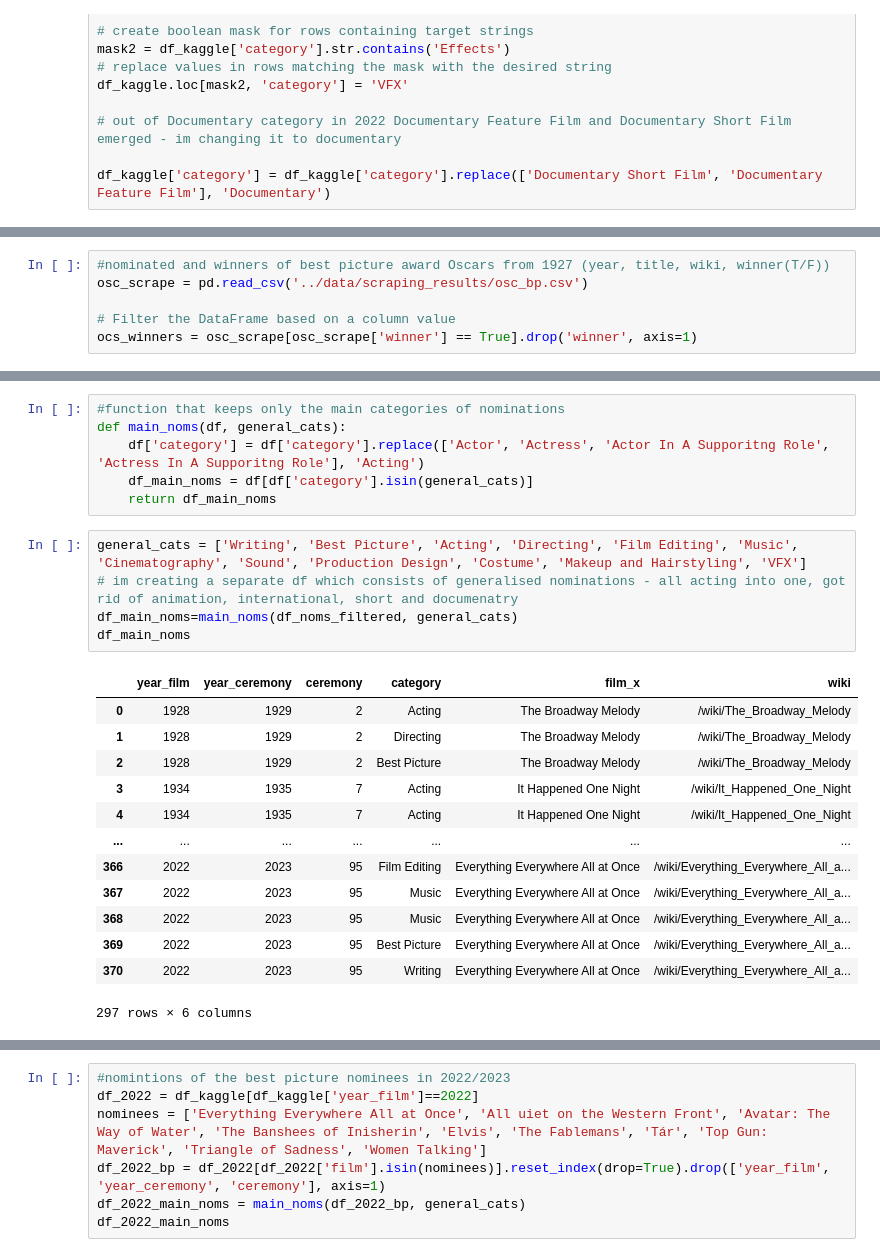
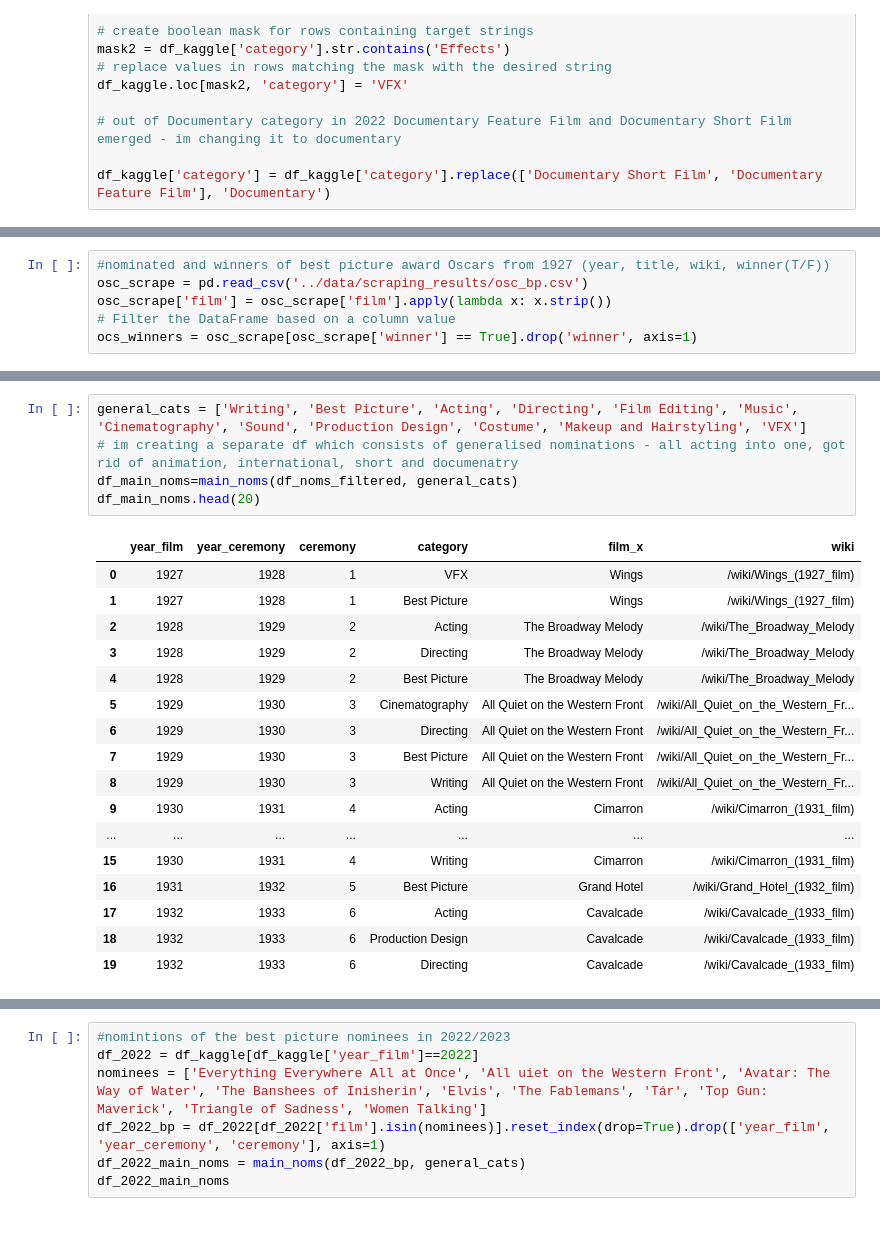
Before and after one commit to Aleksandra-dot/oscar_predictions, a Jupyter notebook: viz/nom.ipynb, the cells around one changed output, grey strips where cells are left out. Drawn from its saved outputs; the diff is of its cells as text; blank space fills up the shorter version.

```diff
--- a/viz/nom.ipynb
+++ b/viz/nom.ipynb
@@ -74,6 +86,6 @@ df_kaggle.head(5)
 # %%
 #nominated and winners of best picture award Oscars from 1927 (year, title, wiki, winner(T/F))
 osc_scrape = pd.read_csv('../data/scraping_results/osc_bp.csv')
-
+osc_scrape['film'] = osc_scrape['film'].apply(lambda x: x.strip())
 # Filter the DataFrame based on a column value
 ocs_winners = osc_scrape[osc_scrape['winner'] == True].drop('winner', axis=1)
@@ -135,28 +196,26 @@ df_cats
-# %%
-#function that keeps only the main categories of nominations
-def main_noms(df, general_cats):
-    df['category'] = df['category'].replace(['Actor', 'Actress', 'Actor In A Supporitng Role', 'Actress In A Supporitng Role'], 'Acting')
-    df_main_noms = df[df['category'].isin(general_cats)]
-    return df_main_noms
 # %%
 general_cats = ['Writing', 'Best Picture', 'Acting', 'Directing', 'Film Editing', 'Music', 'Cinematography', 'Sound', 'Production Design', 'Costume', 'Makeup and Hairstyling', 'VFX']
 # im creating a separate df which consists of generalised nominations - all acting into one, got rid of animation, international, short and documenatry
 df_main_noms=main_noms(df_noms_filtered, general_cats)
-df_main_noms
+df_main_noms.head(20)
 # %% [output]
 |  | year_film | year_ceremony | ceremony | category | film_x | wiki |
-| 0 | 1928 | 1929 | 2 | Acting | The Broadway Melody | /wiki/The_Broadway_Melody |
-| 1 | 1928 | 1929 | 2 | Directing | The Broadway Melody | /wiki/The_Broadway_Melody |
-| 2 | 1928 | 1929 | 2 | Best Picture | The Broadway Melody | /wiki/The_Broadway_Melody |
-| 3 | 1934 | 1935 | 7 | Acting | It Happened One Night | /wiki/It_Happened_One_Night |
-| 4 | 1934 | 1935 | 7 | Acting | It Happened One Night | /wiki/It_Happened_One_Night |
+| 0 | 1927 | 1928 | 1 | VFX | Wings | /wiki/Wings_(1927_film) |
+| 1 | 1927 | 1928 | 1 | Best Picture | Wings | /wiki/Wings_(1927_film) |
+| 2 | 1928 | 1929 | 2 | Acting | The Broadway Melody | /wiki/The_Broadway_Melody |
+| 3 | 1928 | 1929 | 2 | Directing | The Broadway Melody | /wiki/The_Broadway_Melody |
+| 4 | 1928 | 1929 | 2 | Best Picture | The Broadway Melody | /wiki/The_Broadway_Melody |
+| 5 | 1929 | 1930 | 3 | Cinematography | All Quiet on the Western Front | /wiki/All_Quiet_on_the_Western_Fr... |
+| 6 | 1929 | 1930 | 3 | Directing | All Quiet on the Western Front | /wiki/All_Quiet_on_the_Western_Fr... |
+| 7 | 1929 | 1930 | 3 | Best Picture | All Quiet on the Western Front | /wiki/All_Quiet_on_the_Western_Fr... |
+| 8 | 1929 | 1930 | 3 | Writing | All Quiet on the Western Front | /wiki/All_Quiet_on_the_Western_Fr... |
+| 9 | 1930 | 1931 | 4 | Acting | Cimarron | /wiki/Cimarron_(1931_film) |
 | ... | ... | ... | ... | ... | ... | ... |
-| 366 | 2022 | 2023 | 95 | Film Editing | Everything Everywhere All at Once | /wiki/Everything_Everywhere_All_a... |
-| 367 | 2022 | 2023 | 95 | Music | Everything Everywhere All at Once | /wiki/Everything_Everywhere_All_a... |
-| 368 | 2022 | 2023 | 95 | Music | Everything Everywhere All at Once | /wiki/Everything_Everywhere_All_a... |
-| 369 | 2022 | 2023 | 95 | Best Picture | Everything Everywhere All at Once | /wiki/Everything_Everywhere_All_a... |
-| 370 | 2022 | 2023 | 95 | Writing | Everything Everywhere All at Once | /wiki/Everything_Everywhere_All_a... |
+| 15 | 1930 | 1931 | 4 | Writing | Cimarron | /wiki/Cimarron_(1931_film) |
+| 16 | 1931 | 1932 | 5 | Best Picture | Grand Hotel | /wiki/Grand_Hotel_(1932_film) |
+| 17 | 1932 | 1933 | 6 | Acting | Cavalcade | /wiki/Cavalcade_(1933_film) |
+| 18 | 1932 | 1933 | 6 | Production Design | Cavalcade | /wiki/Cavalcade_(1933_film) |
+| 19 | 1932 | 1933 | 6 | Directing | Cavalcade | /wiki/Cavalcade_(1933_film) |
-297 rows × 6 columns
 # %%
 nominations = df_main_noms.drop_duplicates()
 nominations
```
Also changed, not shown: parts of 9 cells of this notebook, 5 other files.
